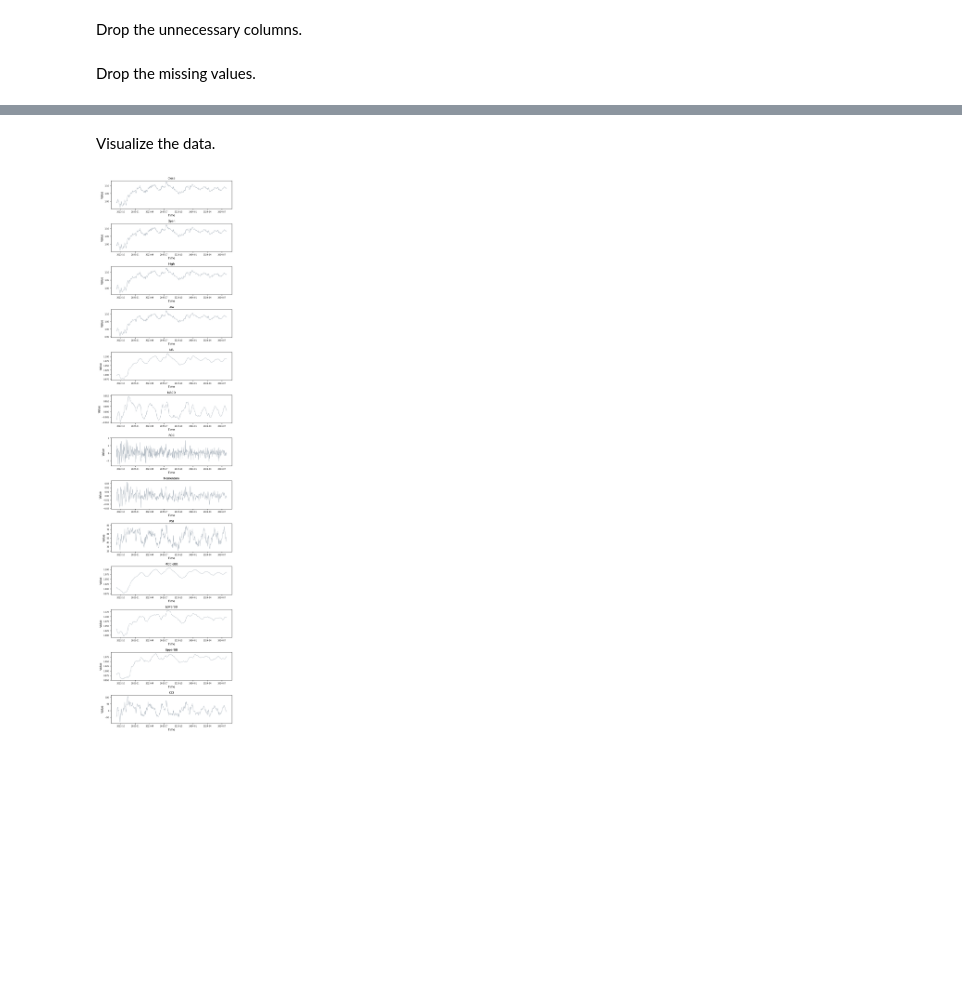
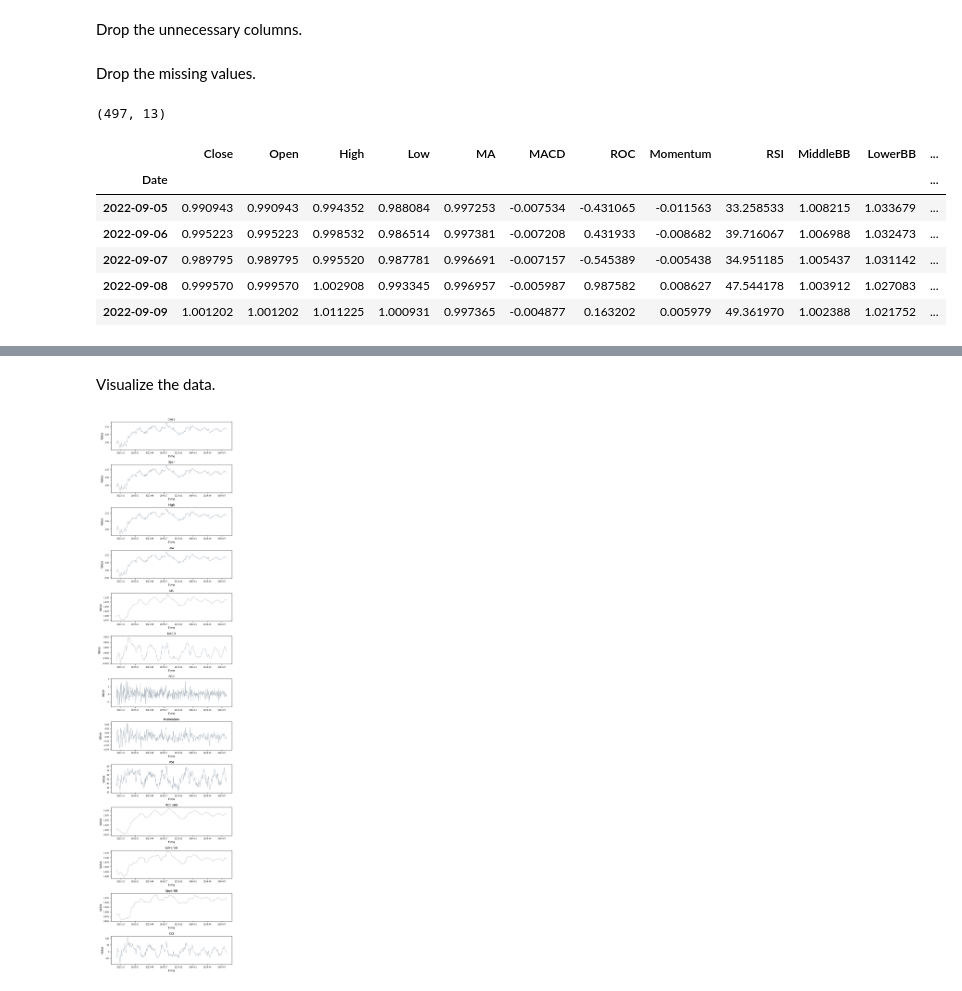
Before and after one commit to fg-research/rnn-sagemaker, a Jupyter notebook: example/EURUSD.ipynb, the cells around one changed output, grey strips where cells are left out. Cells and saved outputs as stored; diff of their text form; code cells hidden in the pictures; blank space fills up the shorter version.

```diff
--- a/example/EURUSD.ipynb
+++ b/example/EURUSD.ipynb
@@ -198,3 +187,17 @@ dataset.drop(labels=["Adj Close", "Volume"], axis=1, inplace=True)
 Drop the missing values.
 # %%
 dataset.dropna(inplace=True)
+# %%
+dataset.shape
+# %% [output]
+(497, 13)
+# %%
+dataset.head()
+# %% [output]
+|  | Close | Open | High | Low | MA | MACD | ROC | Momentum | RSI | MiddleBB | LowerBB | ... |
+| Date |  |  |  |  |  |  |  |  |  |  |  | ... |
+| 2022-09-05 | 0.990943 | 0.990943 | 0.994352 | 0.988084 | 0.997253 | -0.007534 | -0.431065 | -0.011563 | 33.258533 | 1.008215 | 1.033679 | ... |
+| 2022-09-06 | 0.995223 | 0.995223 | 0.998532 | 0.986514 | 0.997381 | -0.007208 | 0.431933 | -0.008682 | 39.716067 | 1.006988 | 1.032473 | ... |
+| 2022-09-07 | 0.989795 | 0.989795 | 0.995520 | 0.987781 | 0.996691 | -0.007157 | -0.545389 | -0.005438 | 34.951185 | 1.005437 | 1.031142 | ... |
+| 2022-09-08 | 0.999570 | 0.999570 | 1.002908 | 0.993345 | 0.996957 | -0.005987 | 0.987582 | 0.008627 | 47.544178 | 1.003912 | 1.027083 | ... |
+| 2022-09-09 | 1.001202 | 1.001202 | 1.011225 | 1.000931 | 0.997365 | -0.004877 | 0.163202 | 0.005979 | 49.361970 | 1.002388 | 1.021752 | ... |
```
Also changed, not shown: parts of 17 cells of this notebook, 1 other file.
